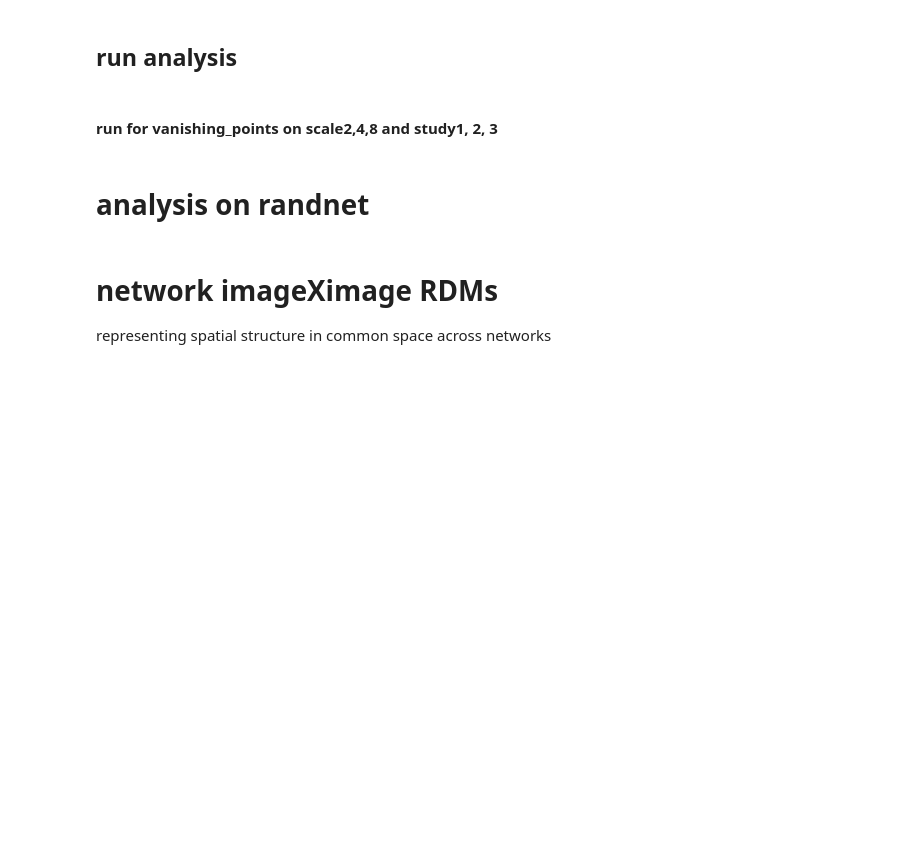
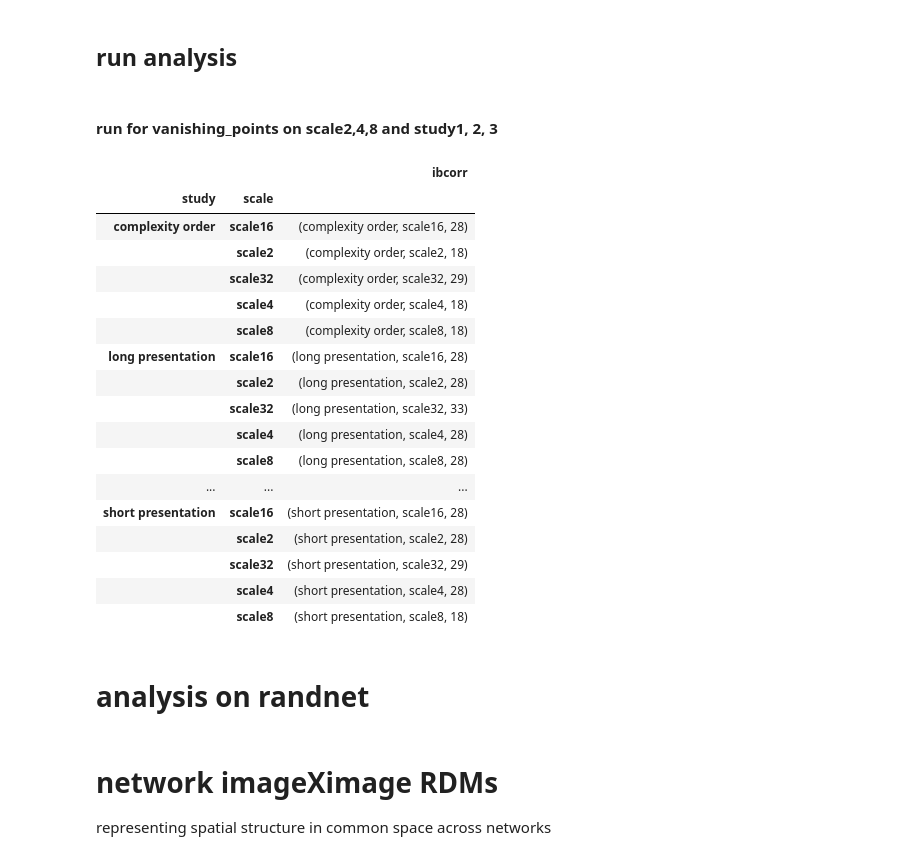
Before and after one commit to toniklenk/analysis-taskonomy, a Jupyter notebook: scripts/factor3 spatialintegration.ipynb, the cells around one changed output. Saved outputs shown, nothing was run; the diff lists cells and outputs as text; code cells hidden in the pictures; blank space fills up the shorter version.

```diff
--- a/scripts/factor3 spatialintegration.ipynb
+++ b/scripts/factor3 spatialintegration.ipynb
@@ -241,0 +237,21 @@ setup_singlelayer("vanishing_point", layer_idx)
+# %%
+dfibcorr.loc["vanishing_point"].groupby(["study","scale"]).idxmax()
+# %% [output]
+|  |  | ibcorr |
+| study | scale |  |
+| complexity order | scale16 | (complexity order, scale16, 28) |
+|  | scale2 | (complexity order, scale2, 18) |
+|  | scale32 | (complexity order, scale32, 29) |
+|  | scale4 | (complexity order, scale4, 18) |
+|  | scale8 | (complexity order, scale8, 18) |
+| long presentation | scale16 | (long presentation, scale16, 28) |
+|  | scale2 | (long presentation, scale2, 28) |
+|  | scale32 | (long presentation, scale32, 33) |
+|  | scale4 | (long presentation, scale4, 28) |
+|  | scale8 | (long presentation, scale8, 28) |
+| ... | ... | ... |
+| short presentation | scale16 | (short presentation, scale16, 28) |
+|  | scale2 | (short presentation, scale2, 28) |
+|  | scale32 | (short presentation, scale32, 29) |
+|  | scale4 | (short presentation, scale4, 28) |
+|  | scale8 | (short presentation, scale8, 18) |
```
Also changed, not shown: parts of 20 cells of this notebook.
